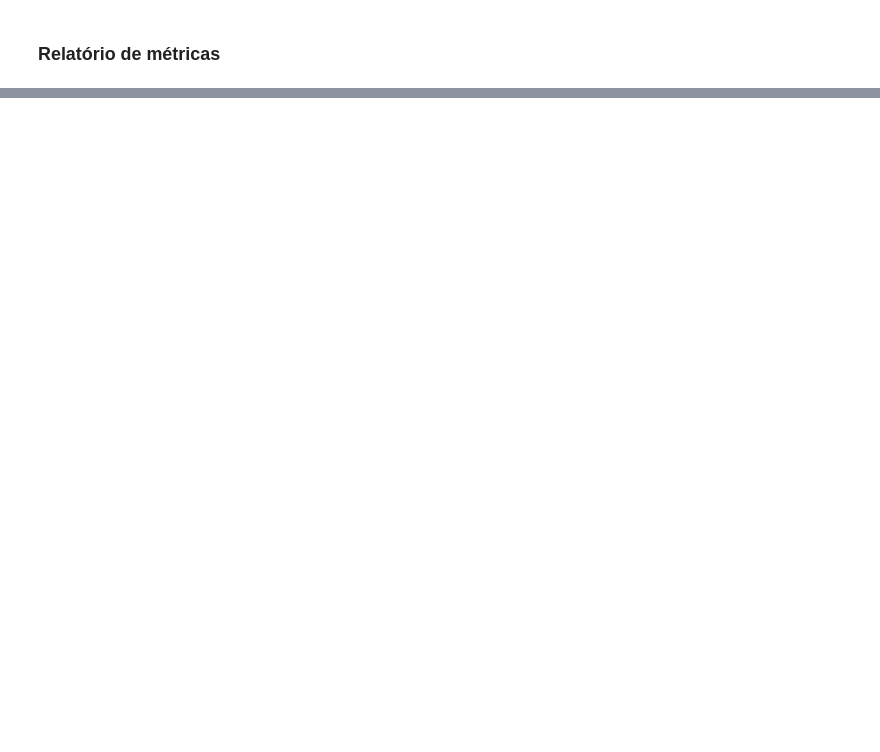
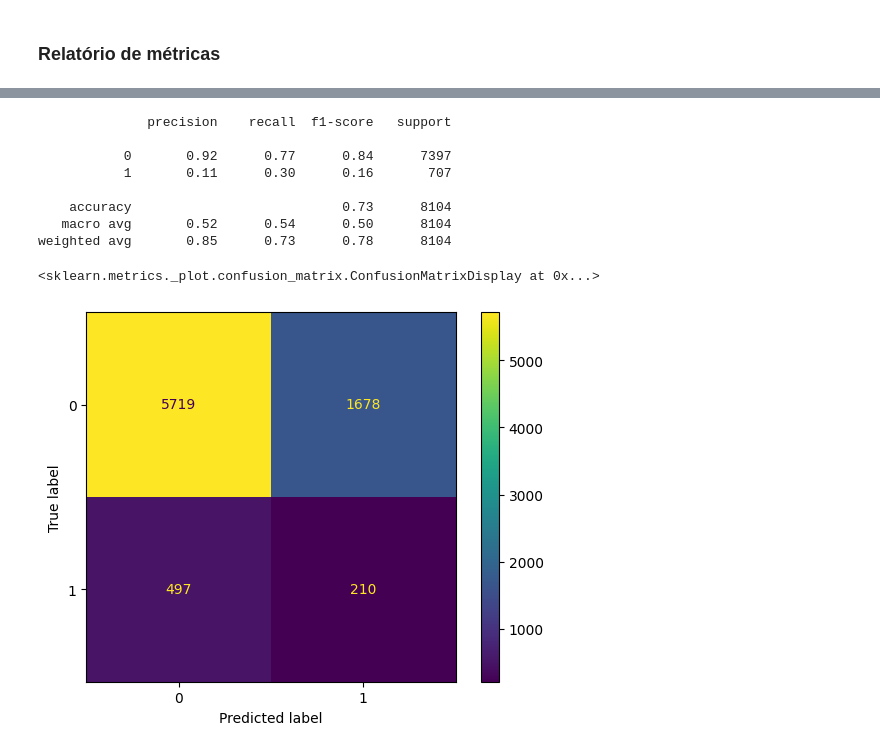
Before and after one commit to mvfelipelli/Labs, a Jupyter notebook: Alura/Aula+2+-+Classificação+-+Validação+e+métricas.ipynb, the cells around one changed output, grey strips where cells are left out. Saved outputs shown, nothing was run; the diff lists cells and outputs as text; code cells hidden in the pictures; blank space fills up the shorter version.

```diff
--- a/Alura/Aula+2+-+Classificação+-+Validação+e+métricas.ipynb
+++ b/Alura/Aula+2+-+Classificação+-+Validação+e+métricas.ipynb
@@ -178,0 +352,19 @@ weighted avg       0.86      0.91      0.87     11481
+# %%
+undersample = SMOTEENN()
+x_balanceado, y_balanceado = undersample.fit_resample(x, y)
+modelo = DecisionTreeClassifier(max_depth = 10)
+modelo.fit(x_balanceado, y_balanceado)
+y_previsto = modelo.predict(x_teste)
+print(classification_report(y_teste, y_previsto))
+ConfusionMatrixDisplay.from_predictions(y_teste, y_previsto)
+# %% [output]
+              precision    recall  f1-score   support
+
+           0       0.92      0.77      0.84      7397
+           1       0.11      0.30      0.16       707
+
+    accuracy                           0.73      8104
+   macro avg       0.52      0.54      0.50      8104
+weighted avg       0.85      0.73      0.78      8104
+<sklearn.metrics._plot.confusion_matrix.ConfusionMatrixDisplay at 0x...>
+[figure, added]
```
Also changed, not shown: parts of 47 cells of this notebook, 6 other files.
